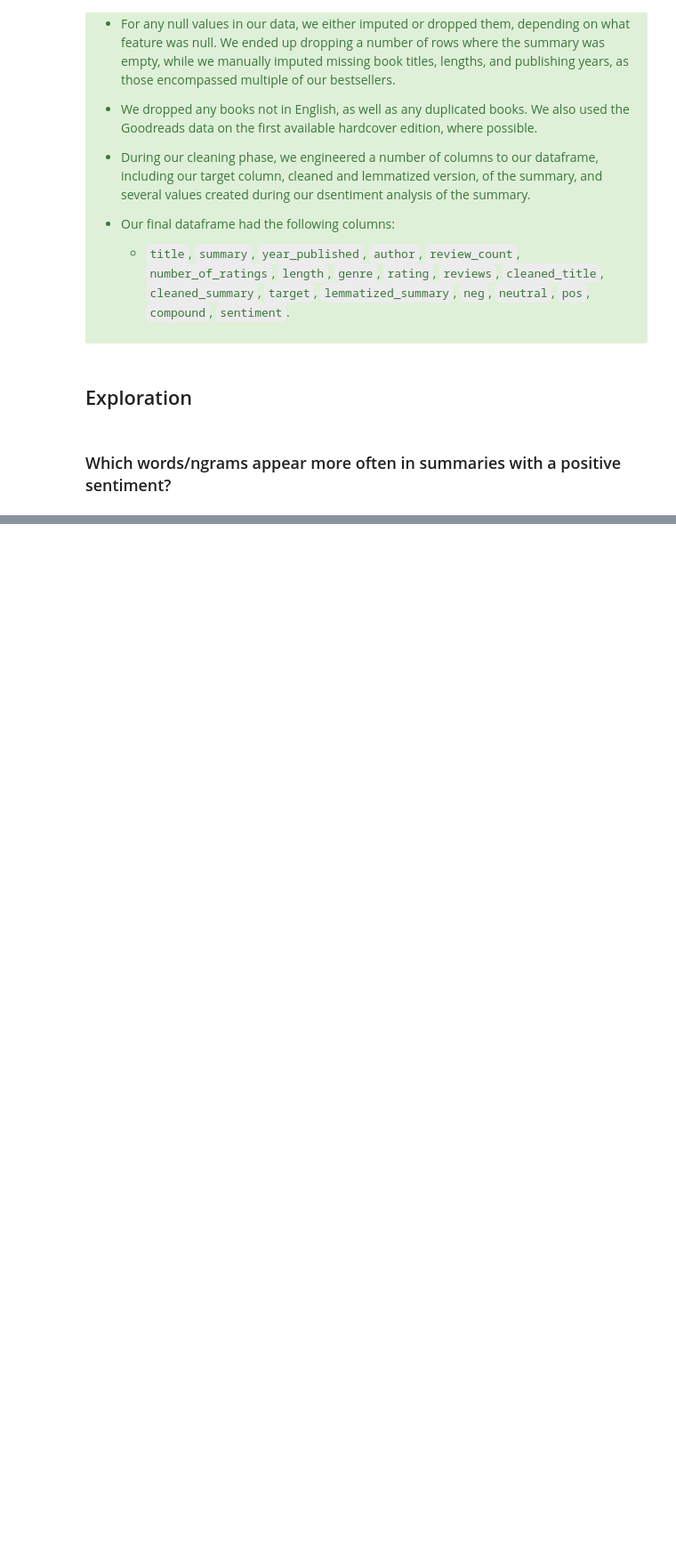
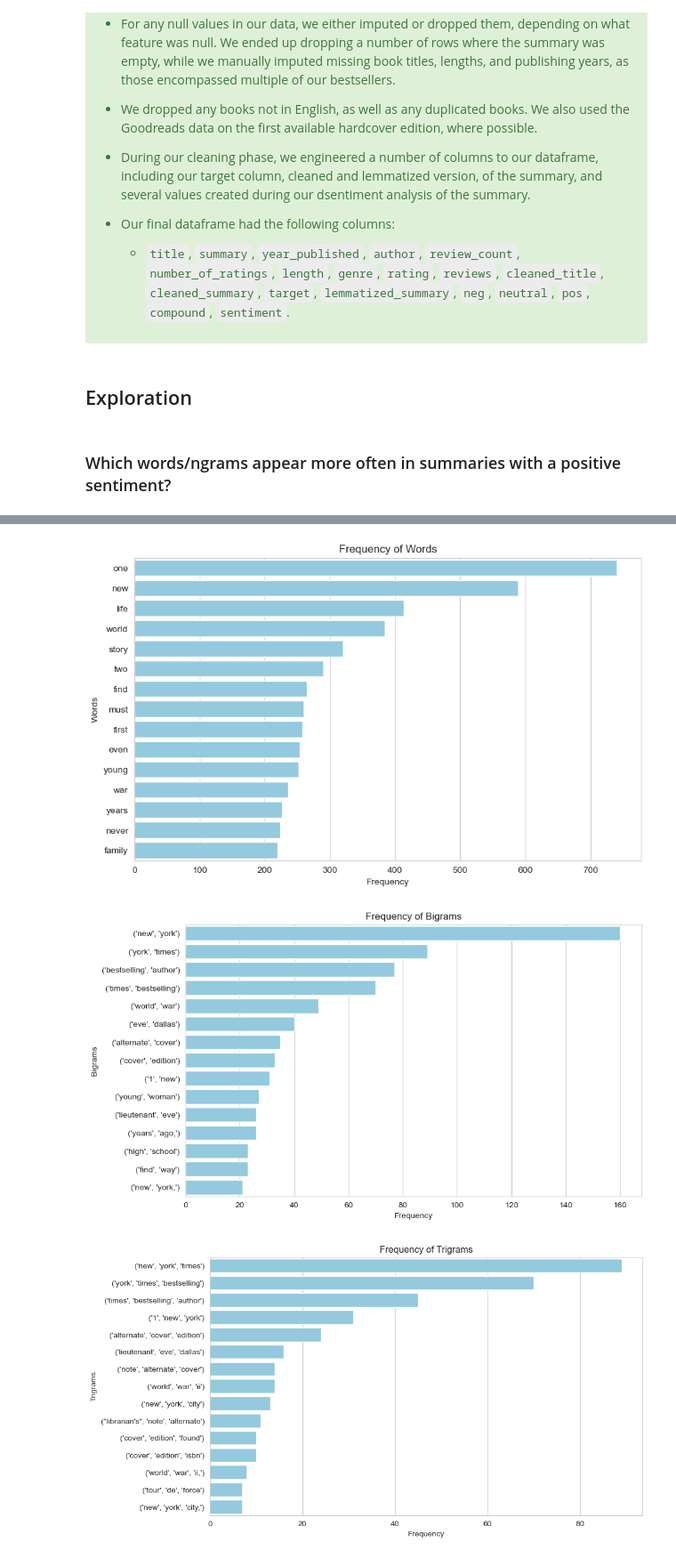
Before and after one commit to Booookkkkkssss/books_main, a Jupyter notebook: Final_Notebook.ipynb, the cells around one changed output, grey strips where cells are left out. Shown: that part at 89% size. Saved outputs shown, nothing was run; the diff lists cells and outputs as text; code cells hidden in the pictures; blank space fills up the shorter version.

```diff
--- a/Final_Notebook.ipynb
+++ b/Final_Notebook.ipynb
@@ -143,0 +165,6 @@ AttributeError: 'DataFrame' object has no attribute 'target'
+# %%
+ex.explore_question_2(train)
+# %% [output]
+[figure, added]
+[figure, added]
+[figure, added]
```
Also changed, not shown: parts of 10 cells of this notebook, 3 other files.
